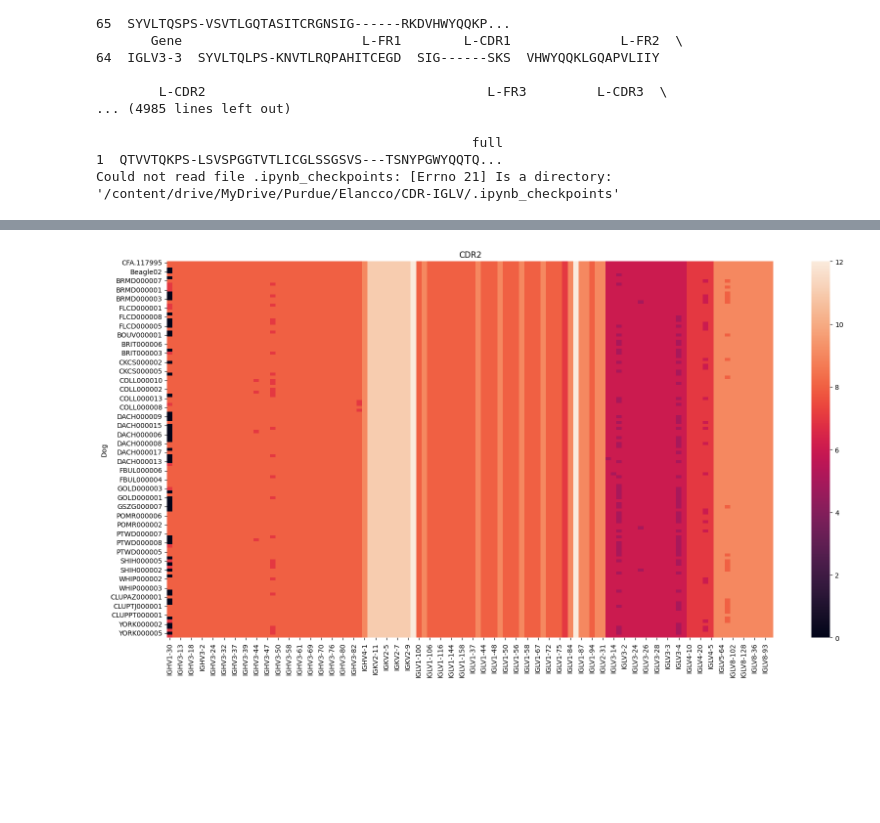
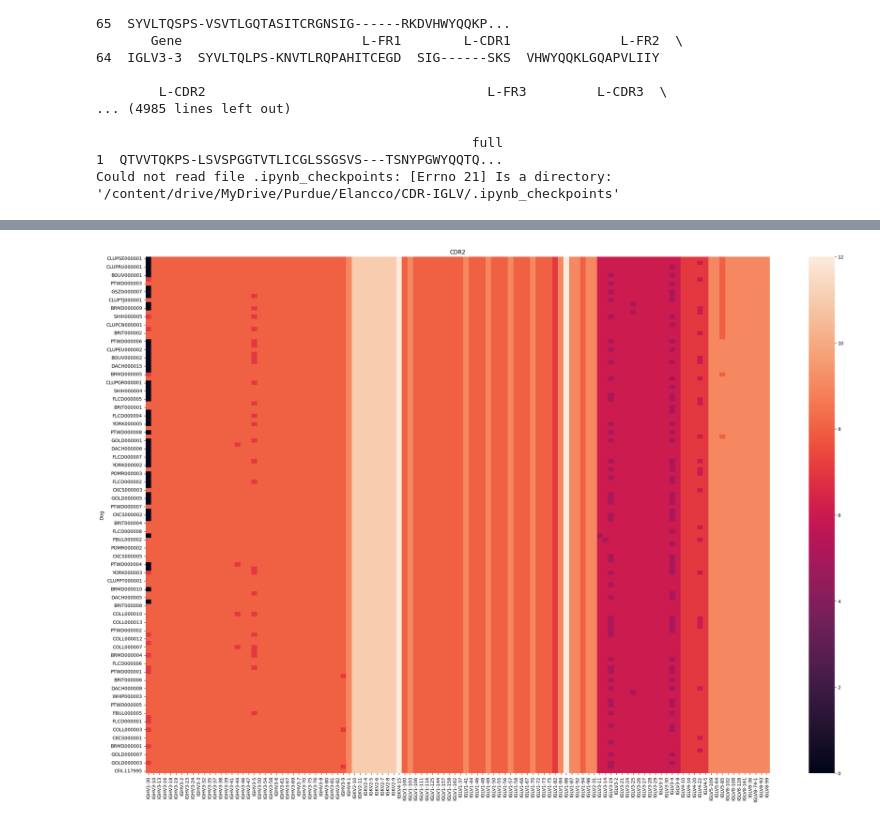
Before and after one commit to kafikewu/Gene-Conservation-Calculation, a Jupyter notebook: gene_conservation.ipynb, the cells around one changed output, grey strips where cells are left out. Cells and saved outputs as stored; diff of their text form; code cells hidden in the pictures; blank space fills up the shorter version.

```diff
--- a/gene_conservation.ipynb
+++ b/gene_conservation.ipynb
@@ -231,15 +126,15 @@ for g in genes:
             similarity = matches / len(ref_seq.seq)
             dog[gene] = similarity
 
-            # Change
-            if gene == 'IGKV4-15':
-                # print(f"Consensus Seq: {ref_seq.seq}")
-                # print(f"Aligned Seq: {sample_seq}")
-                # print(f"Similarity: {similarity}")
-                # print(f"=======================================")
-                print(f"{gene}: {dog_name} ({similarity:.2f})")
-                print(format_alignment(*best_alignment, full_sequences=True))
-                print("--------------------------")
+            # # Change
+            # if gene == 'IGKV4-15':
+            #     # print(f"Consensus Seq: {ref_seq.seq}")
+            #     # print(f"Aligned Seq: {sample_seq}")
+            #     # print(f"Similarity: {similarity}")
+            #     # print(f"=======================================")
+            #     print(f"{gene}: {dog_name} ({similarity:.2f})")
+            #     print(format_alignment(*best_alignment, full_sequences=True))
+            #     print("--------------------------")
 
             # Show low similarity pairs
             # if similarity < 0.6:
@@ -602,8 +458,8 @@ for g in genes:
     for d in os.listdir(curpath):
         try:
             dog_dict = pd.read_csv(f"{curpath}/{d}")
-            fuck_this = {}
-            goddamn_it = {}
+            CDR1_temp = {}
+            CDR2_temp = {}
         except Exception as e:
             print(f"Could not read file {d}: {e}")
             continue
@@ -638,7 +494,7 @@ for g in genes:
             # if gene in ['IGKV2-11', 'IGKV4-15']:
             #     continue
 
-            print(match_rows)
+            # print(match_rows)
             # print(dog_dict['L-CDR1'])
             cdr_1 = match_rows['L-CDR1'].values[0]
             cdr_1 = cdr_1.replace("-", "").replace("_", "")
@@ -650,13 +506,13 @@ for g in genes:
             sample_seq = match_rows['full'].values[0]
             sample_seq = sample_seq.replace("-", "").replace("_", "")
 
-            fuck_this[gene] = len(cdr_1)
-            goddamn_it[gene] = len(cdr_2)
+            CDR1_temp[gene] = len(cdr_1)
+            CDR2_temp[gene] = len(cdr_2)
 
-        for k in fuck_this.keys():
+        for k in CDR1_temp.keys():
             # print(k)
-            dog_vs_gene_cdr1.loc[dog_name, k] = fuck_this[k]
-            dog_vs_gene_cdr2.loc[dog_name, k] = goddamn_it[k]
+            dog_vs_gene_cdr1.loc[dog_name, k] = CDR1_temp[k]
+            dog_vs_gene_cdr2.loc[dog_name, k] = CDR2_temp[k]
         dog_vs_gene_cdr1.loc[dog_name, ['Breed']] = cleared_mapping.loc[dog_name].Breed
         dog_vs_gene_cdr2.loc[dog_name, ['Breed']] = cleared_mapping.loc[dog_name].Breed
         dog['Breed'] = cleared_mapping.loc[dog_name].Breed if dog_name in cleared_mapping.index else "Unknown"
@@ -686,8 +542,8 @@ Could not read file .ipynb_checkpoints: [Errno 21] Is a directory: '/content/dri
 # dog_vs_gene_cdr1
 dog_vs_gene_cdr1 = dog_vs_gene_cdr1.fillna(value=0)
 dog_vs_gene_cdr2 = dog_vs_gene_cdr2.fillna(value=0)
-dog_vs_gene_cdr1 = dog_vs_gene_cdr1.sort_values(by='Breed')
-dog_vs_gene_cdr2 = dog_vs_gene_cdr1.sort_values(by='Breed')
+dog_vs_gene_cdr1 = dog_vs_gene_cdr1.sort_values(by='sum')
+dog_vs_gene_cdr2 = dog_vs_gene_cdr1.sort_values(by='sum')
 # CDR1 = CDR1.dropna()
 # %%
 dog_vs_gene_cdr1.to_csv('CDR1.csv', index=True)
@@ -712,10 +568,11 @@ dog_vs_gene_cdr1
 # %%
 import seaborn as sns
 import matplotlib.pyplot as plt
 
-fig = plt.figure(figsize=(20, 10))
-f = sns.heatmap(dog_vs_gene_cdr2.drop(columns=['Breed']))
+fig, ax = plt.subplots(figsize=(30, 20))
+f = sns.heatmap(dog_vs_gene_cdr2.drop(columns=['Breed', 'sum']), ax=ax)
+
 f.set_title("CDR2")
-plt.savefig("CDR2.jpg")
+plt.savefig("CDR2.jpg", bbox_inches="tight", pad_inches=0, dpi=300)
 # %% [output]
-[figure, old version]
+[figure, new version]
```
Also changed, not shown: parts of 24 cells of this notebook.
